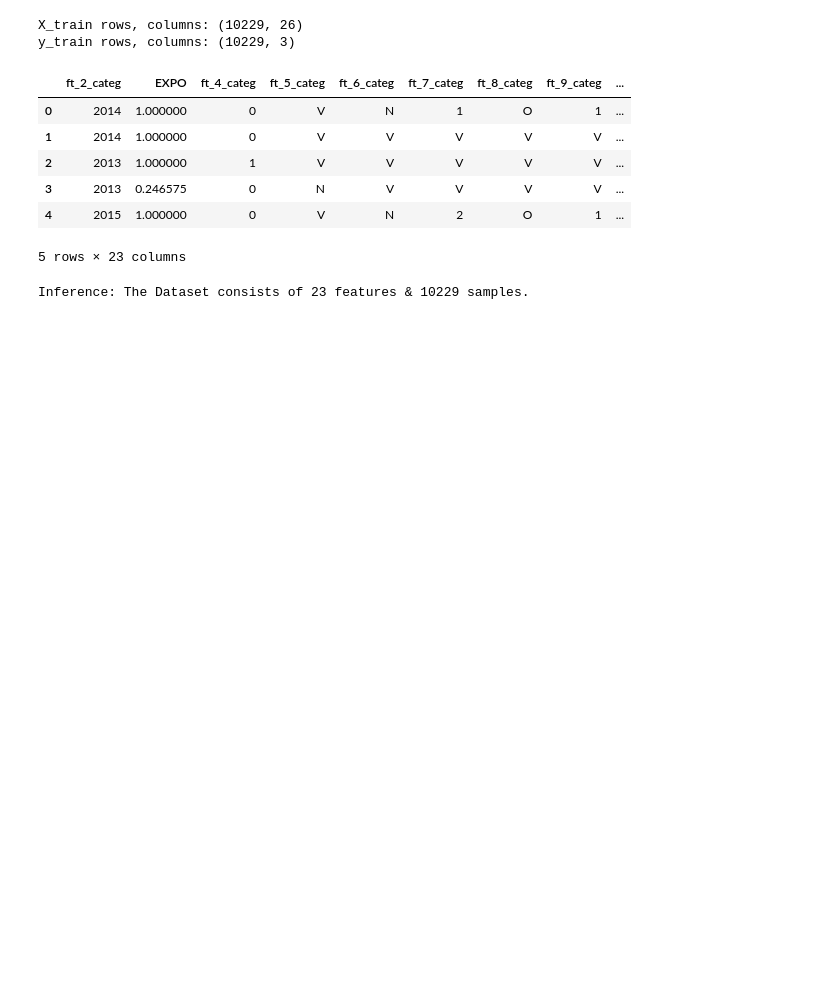
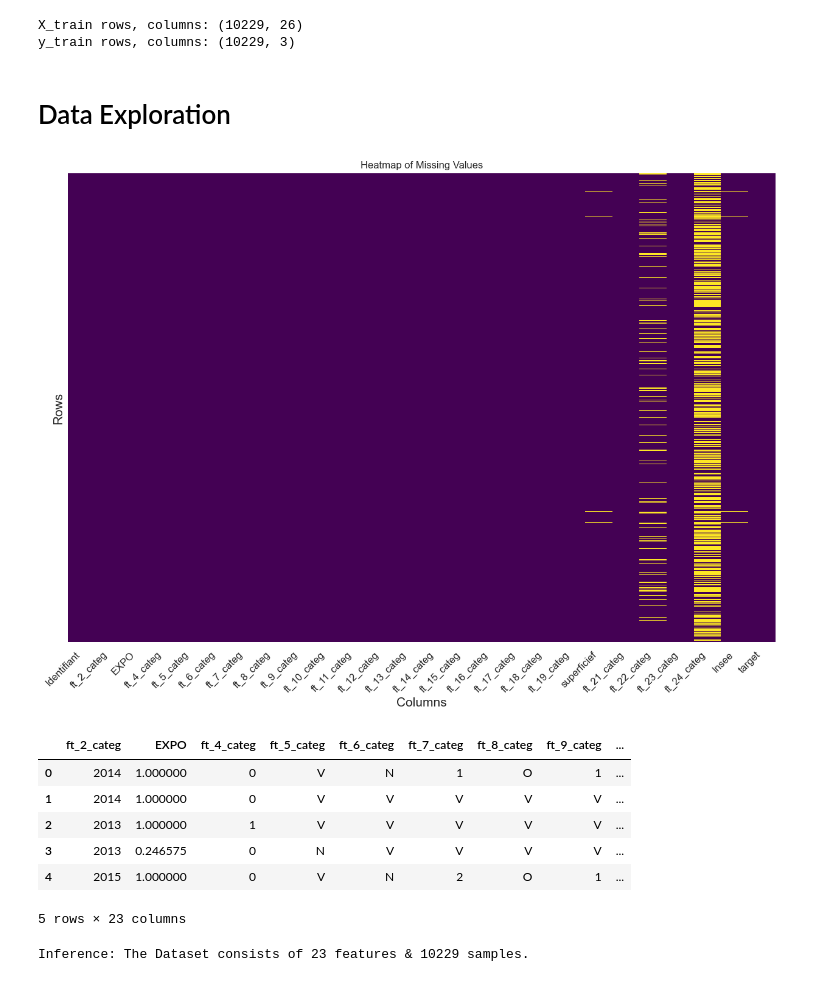
Before and after one commit to MouadBouaicha/Building-Claim-Prediction, a Jupyter notebook: main.ipynb, the cells around one changed output. Drawn from its saved outputs; the diff is of its cells as text; code cells hidden in the pictures; blank space fills up the shorter version.

```diff
--- a/main.ipynb
+++ b/main.ipynb
@@ -28,6 +29,29 @@ print(f"y_train rows, columns: {rows_columns_y_train}")
 # %% [output]
 X_train rows, columns: (10229, 26)
 y_train rows, columns: (10229, 3)
+# %% [markdown]
+# Data Exploration
+# %%
+# Merge the DataFrames on 'Identifiant'
+df = pd.merge(X_train, y_train, on='Identifiant')
+df.drop(columns=['Unnamed: 0_x', 'Unnamed: 0_y'], inplace=True)
+df['EXPO'] = df['EXPO'].apply(lambda x: float(str(x).replace(',', '.')))
+df['ft_24_categ'] = df['ft_24_categ'].str.strip()
+df['ft_24_categ'] = df['ft_24_categ'].replace('.', np.nan)
+# %%
+# Calculate a boolean DataFrame where True represents missing values
+missing = df.isnull()
+
+# Create a heatmap to visualize the missing values
+plt.figure(figsize=(15, 10))  # Adjust the figure size as necessary
+sns.heatmap(missing, cbar=False ,cmap='viridis', yticklabels=False)
+plt.title('Heatmap of Missing Values')
+plt.xticks(fontsize=12, rotation=45, ha='right')
+plt.xlabel('Columns', fontsize=15)
+plt.ylabel('Rows', fontsize=15)
+plt.show()
+# %% [output]
+[figure, added]
 # %%
 # Merge the DataFrames on 'Identifiant'
 df = pd.merge(X_train, y_train, on='Identifiant')
```
Also changed, not shown: parts of 18 cells of this notebook, 4 other files.
